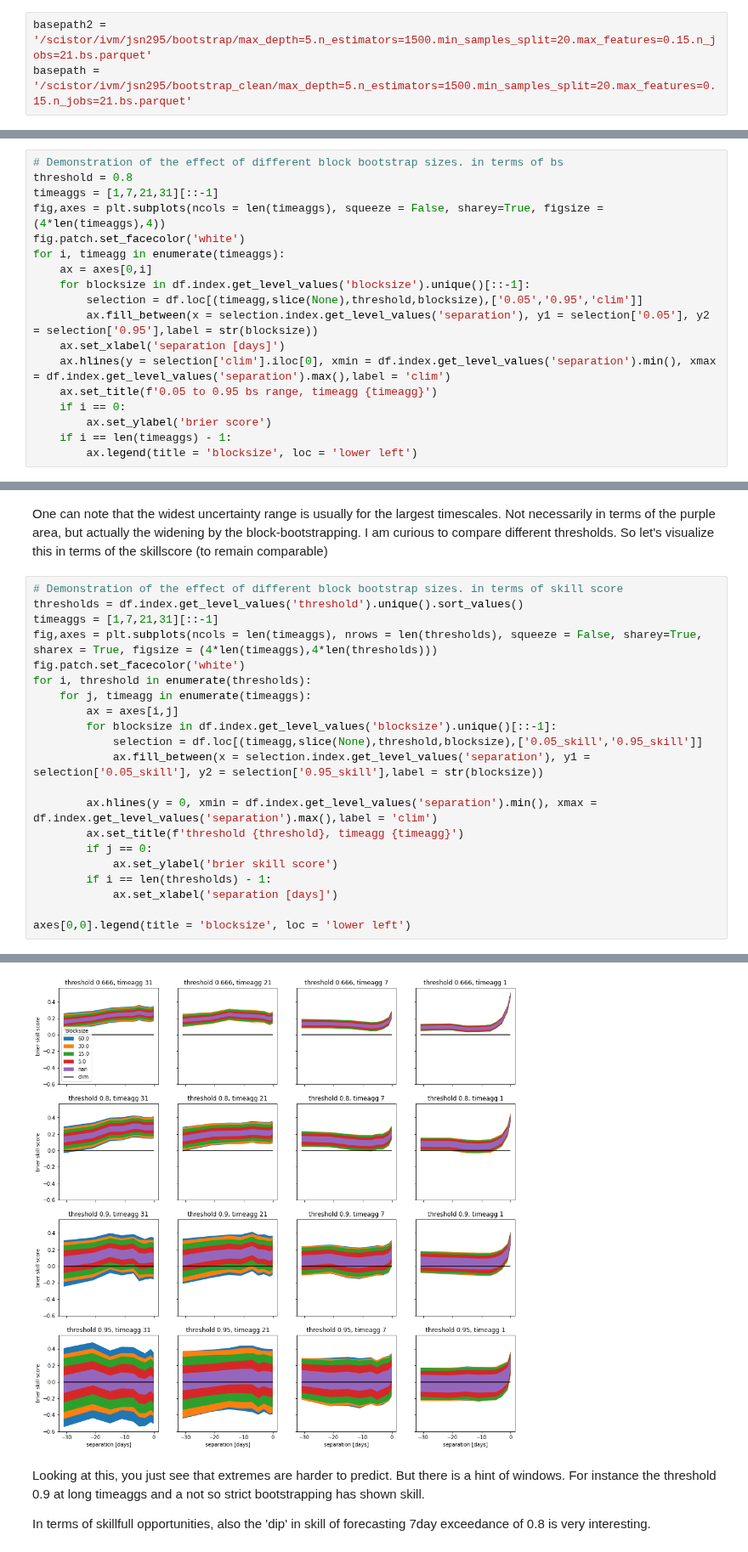
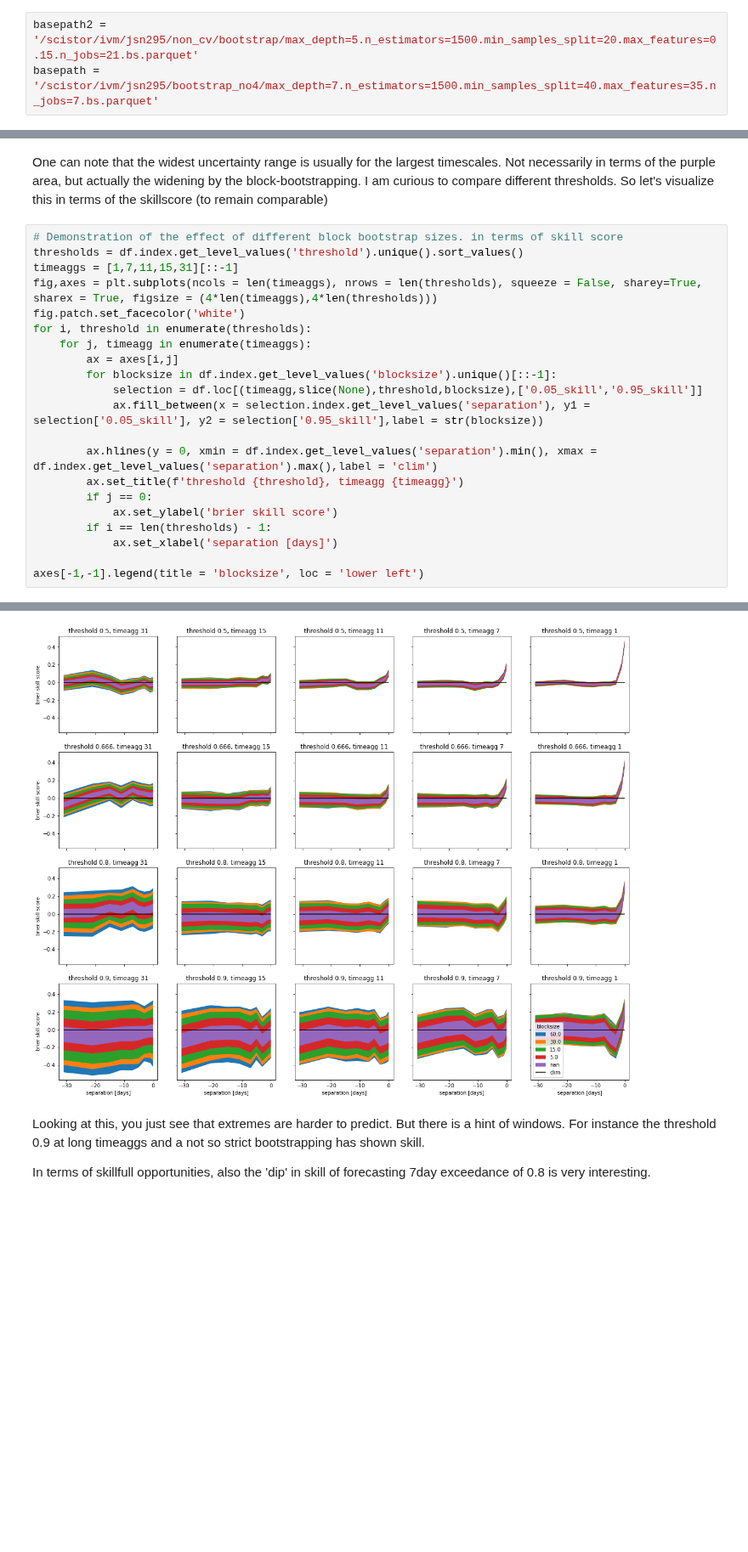
Before and after one commit to chiemvs/Weave, a Jupyter notebook: notebooks/Classifier_skills.ipynb, the cells around one changed output, grey strips where cells are left out. Shown at 85% size. Drawn from its saved outputs; the diff is of its cells as text; blank space fills up the shorter version.

```diff
--- a/notebooks/Classifier_skills.ipynb
+++ b/notebooks/Classifier_skills.ipynb
@@ -13,7 +13,7 @@ from Weave.models import fit_predict, evaluate
 from Weave.utils import brier_score_clim, reliability_plot
 # %%
-basepath2 = '/scistor/ivm/jsn295/bootstrap/max_depth=5.n_estimators=1500.min_samples_split=20.max_features=0.15.n_jobs=21.bs.parquet'
-basepath = '/scistor/ivm/jsn295/bootstrap_clean/max_depth=5.n_estimators=1500.min_samples_split=20.max_features=0.15.n_jobs=21.bs.parquet'
+basepath2 = '/scistor/ivm/jsn295/non_cv/bootstrap/max_depth=5.n_estimators=1500.min_samples_split=20.max_features=0.15.n_jobs=21.bs.parquet'
+basepath = '/scistor/ivm/jsn295/bootstrap_no4/max_depth=7.n_estimators=1500.min_samples_split=40.max_features=35.n_jobs=7.bs.parquet'
 # %%
 df = pd.read_parquet(basepath)
 df2 = pd.read_parquet(basepath2)
@@ -98,21 +88,3 @@ Thresholds show similar curvature (except for timeagg = 31).
 Why would the predictive skill remain flat with decreasing separation for the larger time aggregations, and the more extreme thresholds. (Not being able to use persistence of the synoptic?)
 Quality of information should be the same per separation. So quality differences for the separations might explain curves (though then these shapes should be present regardless of the resptimeagg and the exceedence threshold).
 Conceptually it might be something like 'missing' the opportunity of the teleconnection or feedback mechanism, because the causility path takes too long (affects too late after the current combination of gap-size plus response timeagg)
-# %%
-# Demonstration of the effect of different block bootstrap sizes. in terms of bs
-threshold = 0.8
-timeaggs = [1,7,21,31][::-1]
-fig,axes = plt.subplots(ncols = len(timeaggs), squeeze = False, sharey=True, figsize = (4*len(timeaggs),4))
-fig.patch.set_facecolor('white')
-for i, timeagg in enumerate(timeaggs):
-    ax = axes[0,i]
-    for blocksize in df.index.get_level_values('blocksize').unique()[::-1]:
-        selection = df.loc[(timeagg,slice(None),threshold,blocksize),['0.05','0.95','clim']]
-        ax.fill_between(x = selection.index.get_level_values('separation'), y1 = selection['0.05'], y2 = selection['0.95'],label = str(blocksize))
-    ax.set_xlabel('separation [days]')
-    ax.hlines(y = selection['clim'].iloc[0], xmin = df.index.get_level_values('separation').min(), xmax = df.index.get_level_values('separation').max(),label = 'clim')
-    ax.set_title(f'0.05 to 0.95 bs range, timeagg {timeagg}')
-    if i == 0:
-        ax.set_ylabel('brier score')
-    if i == len(timeaggs) - 1:
-        ax.legend(title = 'blocksize', loc = 'lower left')
@@ -123,27 +93,27 @@ One can note that the widest uncertainty range is usually for the largest timesc
 # %%
 # Demonstration of the effect of different block bootstrap sizes. in terms of skill score
 thresholds = df.index.get_level_values('threshold').unique().sort_values()
-timeaggs = [1,7,21,31][::-1]
+timeaggs = [1,7,11,15,31][::-1]
 fig,axes = plt.subplots(ncols = len(timeaggs), nrows = len(thresholds), squeeze = False, sharey=True, sharex = True, figsize = (4*len(timeaggs),4*len(thresholds)))
 fig.patch.set_facecolor('white')
 for i, threshold in enumerate(thresholds):
     for j, timeagg in enumerate(timeaggs):
         ax = axes[i,j]
         for blocksize in df.index.get_level_values('blocksize').unique()[::-1]:
             selection = df.loc[(timeagg,slice(None),threshold,blocksize),['0.05_skill','0.95_skill']]
             ax.fill_between(x = selection.index.get_level_values('separation'), y1 = selection['0.05_skill'], y2 = selection['0.95_skill'],label = str(blocksize))
 
         ax.hlines(y = 0, xmin = df.index.get_level_values('separation').min(), xmax = df.index.get_level_values('separation').max(),label = 'clim')
         ax.set_title(f'threshold {threshold}, timeagg {timeagg}')
         if j == 0:
             ax.set_ylabel('brier skill score')
         if i == len(thresholds) - 1:
             ax.set_xlabel('separation [days]')
 
-axes[0,0].legend(title = 'blocksize', loc = 'lower left')
+axes[-1,-1].legend(title = 'blocksize', loc = 'lower left')
 # %% [output]
 <matplotlib.legend.Legend at 0x...>
-[figure, old version]
+[figure, new version]
 # %% [markdown]
 Looking at this, you just see that extremes are harder to predict. But there is a hint of windows. For instance the threshold 0.9 at long timeaggs and a not so strict bootstrapping has shown skill.
 
```
Also changed, not shown: parts of 23 cells of this notebook, 6 other files.
